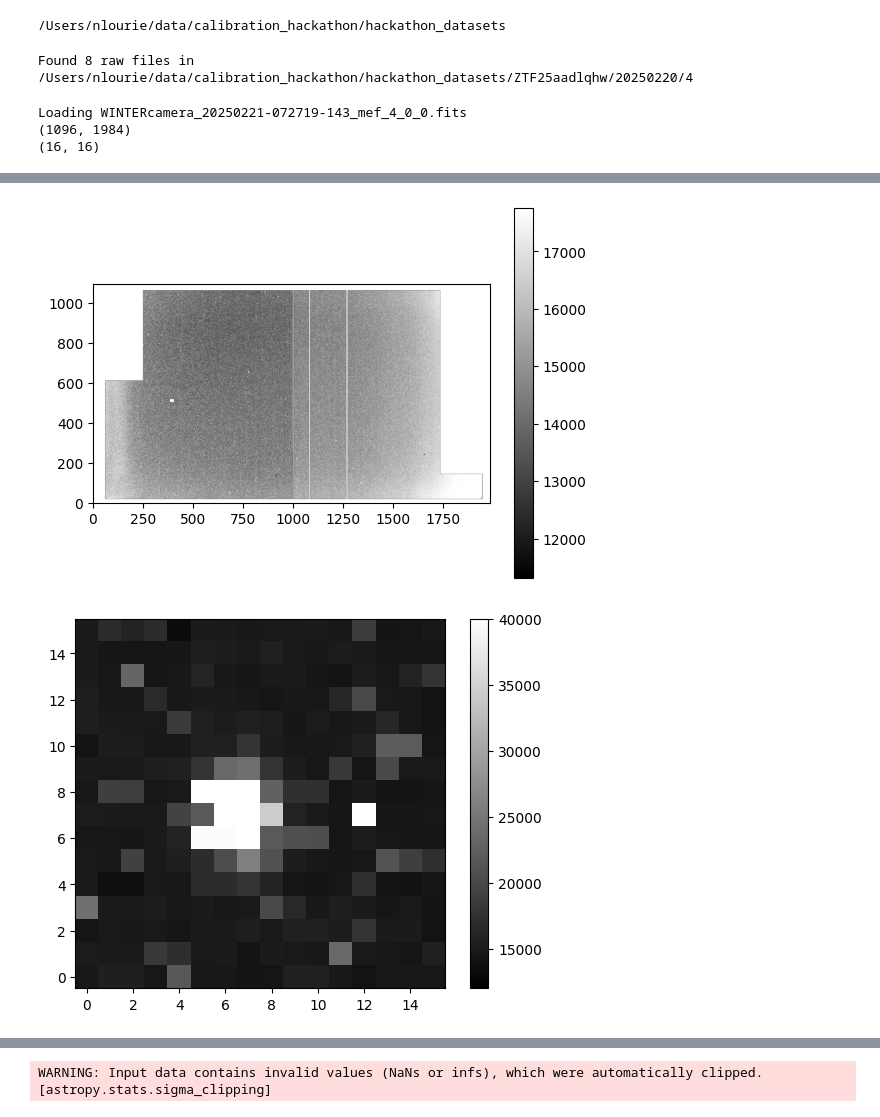
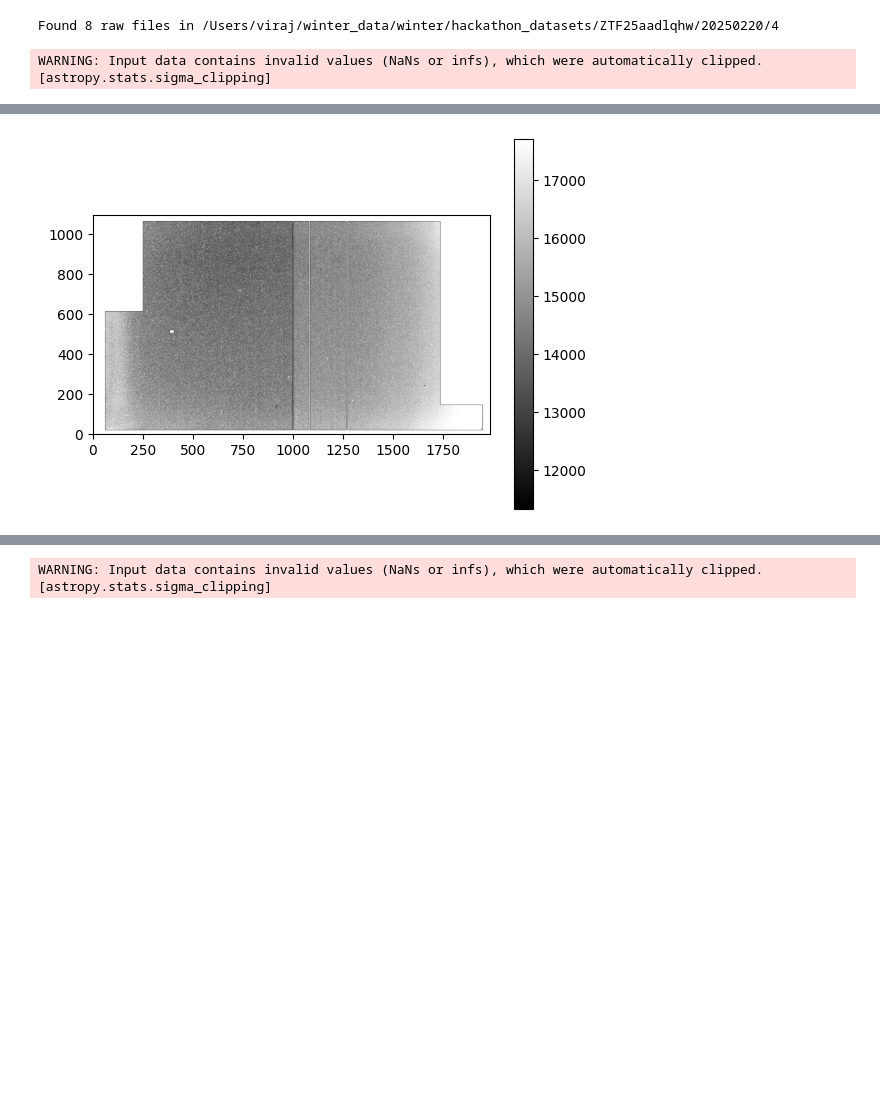
Before and after one commit to virajkaram/winterdrp_offline, a Jupyter notebook: notebooks/example.ipynb, the cells around one changed output, grey strips where cells are left out. Saved outputs shown, nothing was run; the diff lists cells and outputs as text; code cells hidden in the pictures; blank space fills up the shorter version.

```diff
--- a/notebooks/example.ipynb
+++ b/notebooks/example.ipynb
@@ -12,42 +11,20 @@ from winterdrp_offline.sextractor import run_sextractor
 from winterdrp_offline.scamp import get_tmass_gaia_catalog_for_image
 from winterdrp_offline.photcal import xmatch_img_ref_cats, calculate_zeropoint_outlier_rejection
 # %%
-# Set up the directories
-base_dir = Path(os.path.join(os.getenv("HOME"), "data", "calibration_hackathon", "hackathon_datasets"))
-print(base_dir)
+base_dir = Path('/Users/viraj/winter_data/winter/hackathon_datasets')
 name = 'ZTF25aadlqhw'
 night = '20250220'
 boardid = 4
 
 target_dir = base_dir.joinpath(f'{name}/{night}/{boardid}/')
-# %% [output]
-/Users/nlourie/data/calibration_hackathon/hackathon_datasets
 # %%
 raw_list = glob(str(target_dir.joinpath('raw_unpacked/*fits')))
 print(f"Found {len(raw_list)} raw files in {target_dir}")
 # %% [output]
-Found 8 raw files in /Users/nlourie/data/calibration_hackathon/hackathon_datasets/ZTF25aadlqhw/20250220/4
+Found 8 raw files in /Users/viraj/winter_data/winter/hackathon_datasets/ZTF25aadlqhw/20250220/4
 # %%
 # Load a raw_unpacked file
-img_file = "WINTERcamera_20250221-072719-143_mef_4_0_0.fits"
-print(f"Loading {img_file}")
-raw_img = fits.getdata(target_dir.joinpath('raw_unpacked', img_file))
-from astropy.visualization import ImageNormalize
-norm = ImageNormalize(vmin=12000, vmax = 40000)
+raw_img = fits.getdata(raw_list[0])
 plot_image(raw_img)
-
-print(raw_img.shape)
-
-roi_center = [312, 1215]
-roi_width = 16
-roi_height = 16
-roi_coords = [roi_center[0] - roi_height//2, roi_center[0] + roi_height//2, roi_center[1] - roi_width//2, roi_center[1] + roi_width//2]
-roi = raw_img[roi_coords[0]:roi_coords[1], roi_coords[2]:roi_coords[3]]
-# astropy visualization norm:
-norm = ImageNormalize(vmin=min(raw_img), vmax = max(raw_img))
-plot_image(roi, norm=norm)
-print(roi.shape)
 # %% [output]
-Loading WINTERcamera_20250221-072719-143_mef_4_0_0.fits
-(1096, 1984)
-(16, 16)
+WARNING: Input data contains invalid values (NaNs or infs), which were automatically clipped. [astropy.stats.sigma_clipping]
@@ -55,2 +32 @@ WARNING: Input data contains invalid values (NaNs or infs), which were automatic
-[figure, old version]
+[figure, new version]
-[figure, removed]
```
Also changed, not shown: parts of 10 cells of this notebook, 3 other files.
